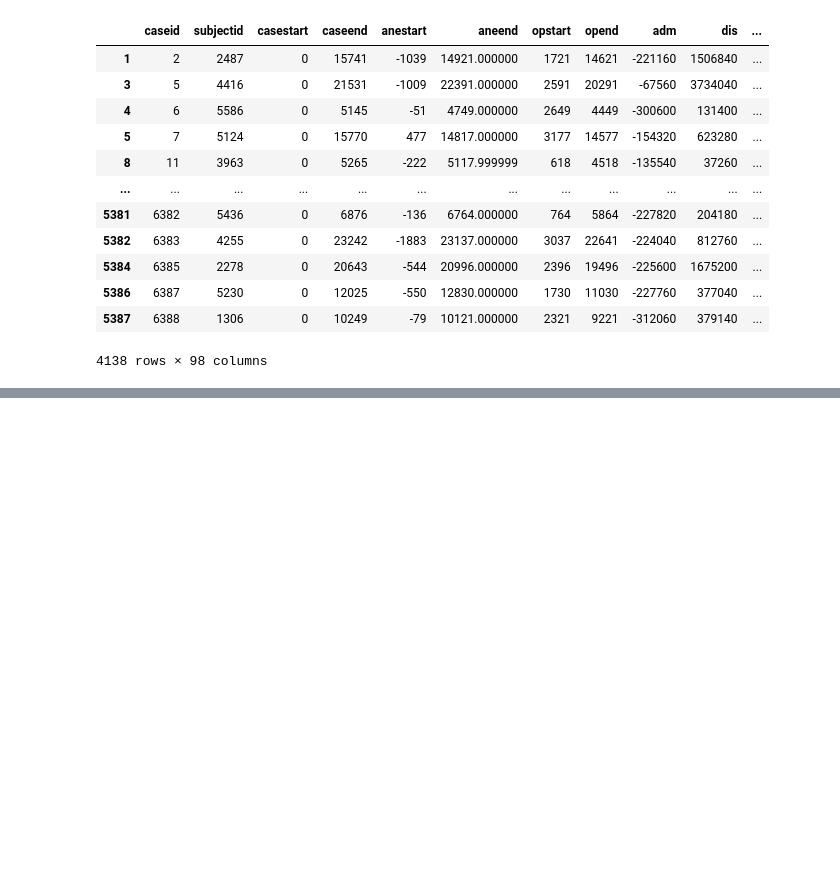
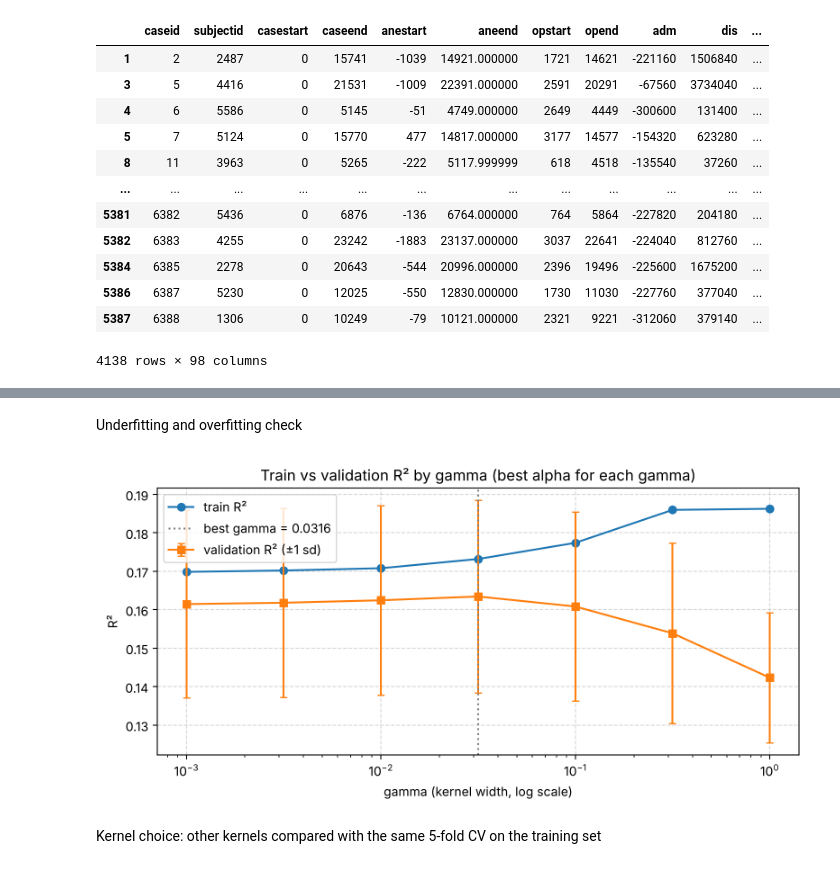
Before and after one commit to May-hk/lab-test-prediction, a Jupyter notebook: kernel_ridge.ipynb, the cells around one changed output, grey strips where cells are left out. Saved outputs shown, nothing was run; the diff lists cells and outputs as text; code cells hidden in the pictures; blank space fills up the shorter version.

```diff
--- a/kernel_ridge.ipynb
+++ b/kernel_ridge.ipynb
@@ -387,0 +229,16 @@ Counts used to calculate the scores: TN=1518, FP=760, FN=829, TP=1031
+# %% [markdown]
+Underfitting and overfitting check
+# %%
+best_g = best_per_gamma.sort_values("gamma")
+plt.figure(figsize=(8, 4))
+plt.plot(best_g["gamma"], best_g["train R2"], "o-", label="train R²")
+plt.errorbar(best_g["gamma"], best_g["validation R2"], yerr=best_g["validation R2 std"],
+             fmt="s-", capsize=3, label="validation R² (±1 sd)")
+plt.axvline(best_gamma, color="gray", linestyle=":", label=f"best gamma = {best_gamma:.3g}")
+plt.xscale("log"); plt.xlabel("gamma (kernel width, log scale)"); plt.ylabel("R²")
+plt.title("Train vs validation R² by gamma (best alpha for each gamma)")
+plt.grid(True, linestyle="--", alpha=0.5); plt.legend(); plt.tight_layout(); plt.show()
+# %% [output]
+[figure, added]
+# %% [markdown]
+Kernel choice: other kernels compared with the same 5-fold CV on the training set
```
Also changed, not shown: parts of 50 cells of this notebook, 1 other file.
